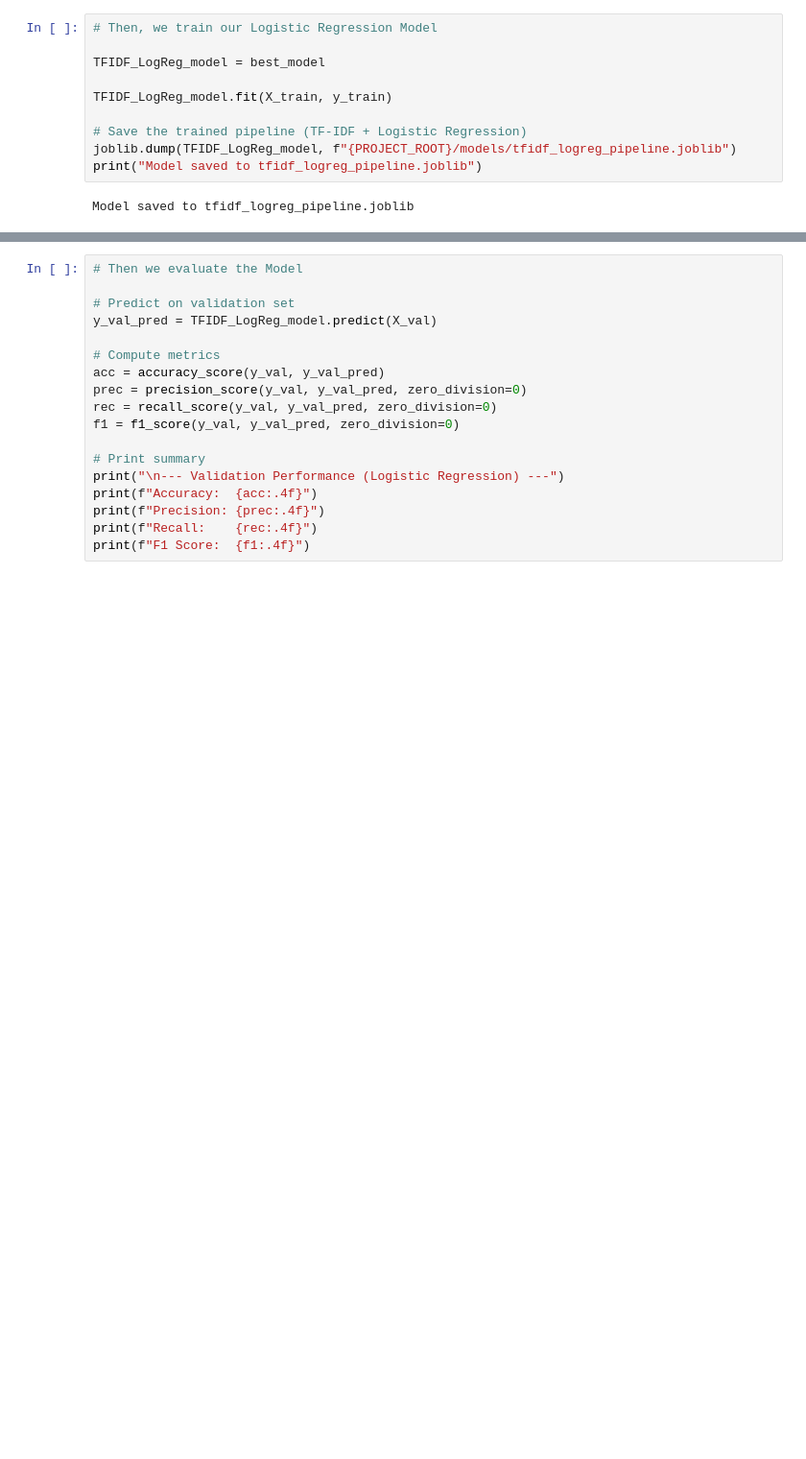
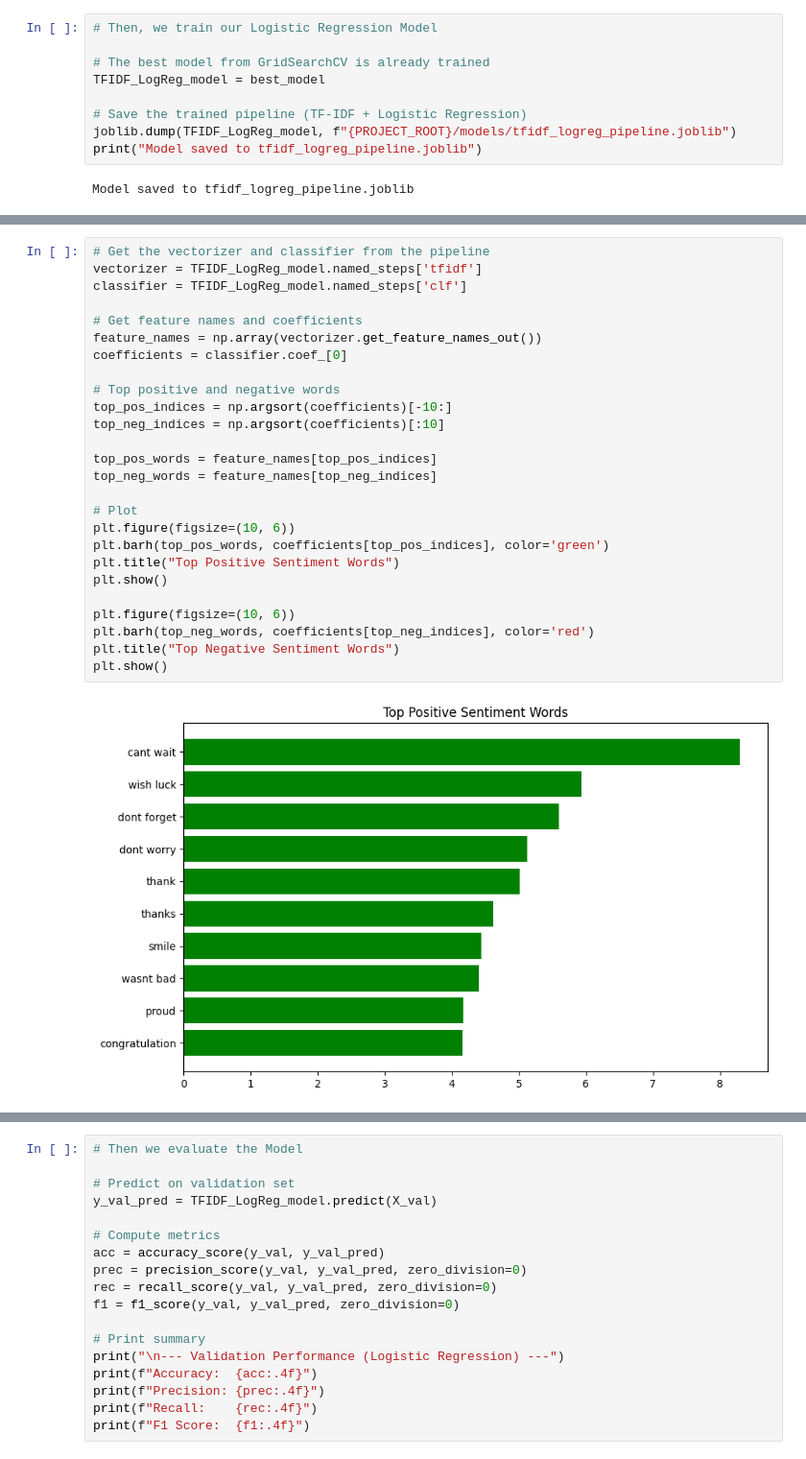
Before and after one commit to ariesslin/ie7500-g1-tweet-sentiment-nlp, a Jupyter notebook: scripts/3a-Logistic-Regression.ipynb, the cells around one changed output, grey strips where cells are left out. Shown at 96% size. Saved outputs shown, nothing was run; the diff lists cells and outputs as text; blank space fills up the shorter version.

```diff
--- a/scripts/3a-Logistic-Regression.ipynb
+++ b/scripts/3a-Logistic-Regression.ipynb
@@ -267,9 +266,8 @@ Best Parameters Found:
 # %%
 # Then, we train our Logistic Regression Model
 
+# The best model from GridSearchCV is already trained
 TFIDF_LogReg_model = best_model
-
-TFIDF_LogReg_model.fit(X_train, y_train)
 
 # Save the trained pipeline (TF-IDF + Logistic Regression)
 joblib.dump(TFIDF_LogReg_model, f"{PROJECT_ROOT}/models/tfidf_logreg_pipeline.joblib")
@@ -278,0 +288,28 @@ Model saved to tfidf_logreg_pipeline.joblib
+# %%
+# Get the vectorizer and classifier from the pipeline
+vectorizer = TFIDF_LogReg_model.named_steps['tfidf']
+classifier = TFIDF_LogReg_model.named_steps['clf']
+
+# Get feature names and coefficients
+feature_names = np.array(vectorizer.get_feature_names_out())
+coefficients = classifier.coef_[0]
+
+# Top positive and negative words
+top_pos_indices = np.argsort(coefficients)[-10:]
+top_neg_indices = np.argsort(coefficients)[:10]
+
+top_pos_words = feature_names[top_pos_indices]
+top_neg_words = feature_names[top_neg_indices]
+
+# Plot
+plt.figure(figsize=(10, 6))
+plt.barh(top_pos_words, coefficients[top_pos_indices], color='green')
+plt.title("Top Positive Sentiment Words")
+plt.show()
+
+plt.figure(figsize=(10, 6))
+plt.barh(top_neg_words, coefficients[top_neg_indices], color='red')
+plt.title("Top Negative Sentiment Words")
+plt.show()
+# %% [output]
+[figure, added]
```
Also changed, not shown: parts of 12 cells of this notebook.
